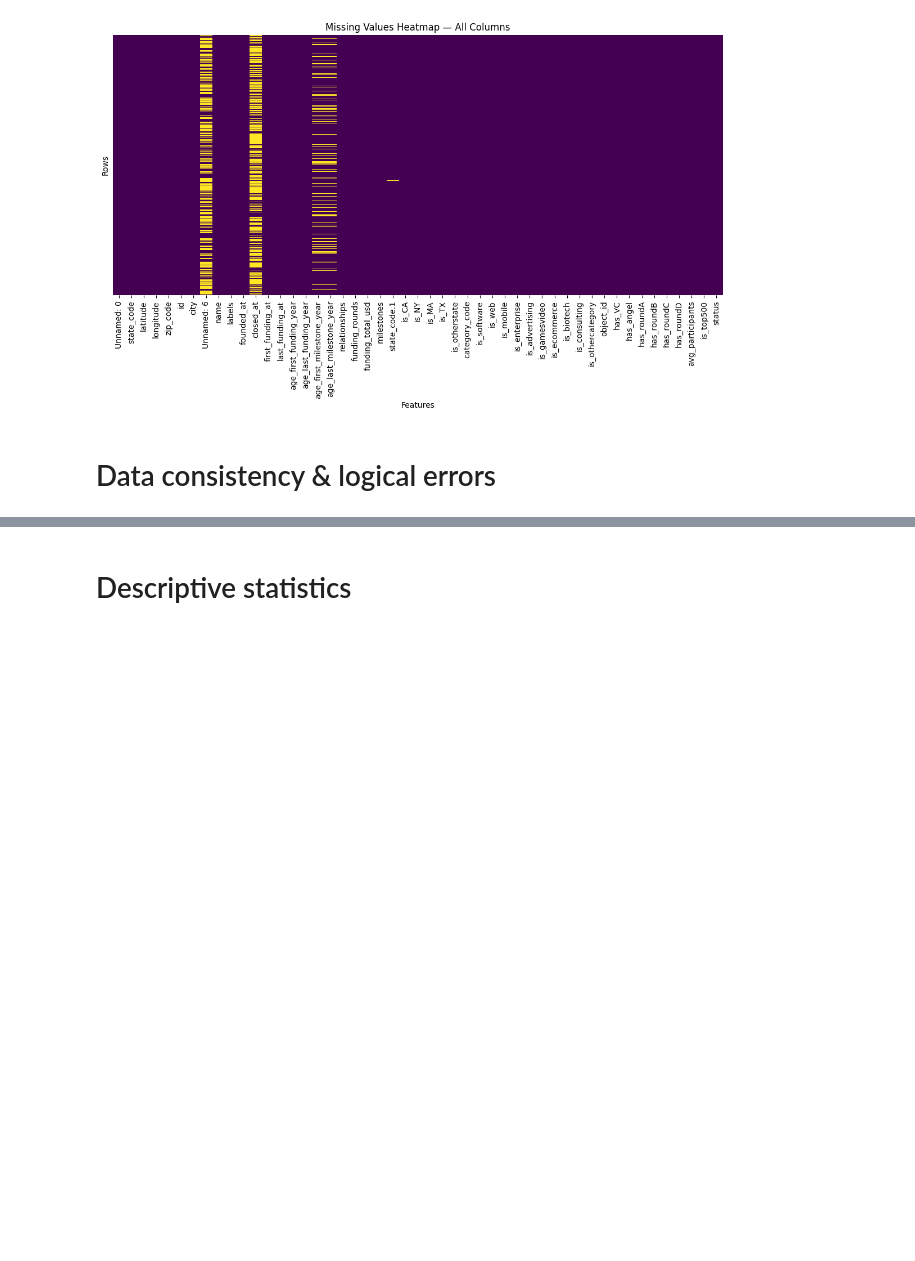
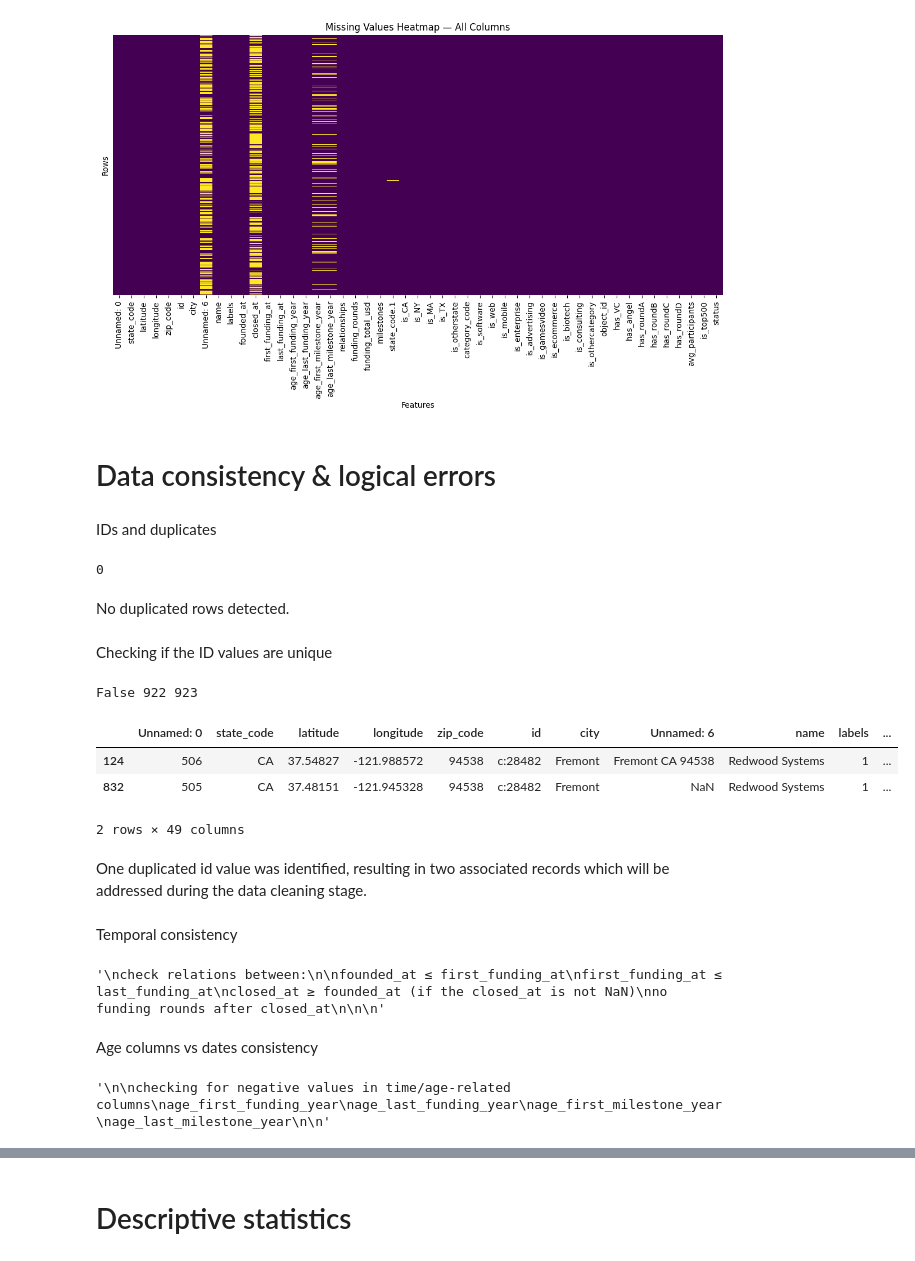
Before and after one commit to liladqa/riskvector, a Jupyter notebook: 01_EDA_on_raw_data.ipynb, the cells around one changed output, grey strips where cells are left out. Drawn from its saved outputs; the diff is of its cells as text; code cells hidden in the pictures; blank space fills up the shorter version.

Commit message:
added things to check

```diff
--- a/01_EDA_on_raw_data.ipynb
+++ b/01_EDA_on_raw_data.ipynb
@@ -216,0 +215,63 @@ plt.show()
+# %% [markdown]
+
+
+IDs and duplicates
+# %%
+#check for duplicates
+import numpy as np
+duplicates = startups.duplicated(keep=False).sum()
+print(duplicates)
+# %% [output]
+0
+# %% [markdown]
+No duplicated rows detected.
+# %% [markdown]
+Checking if the ID values are unique
+# %%
+#id check - each id should be unique
+unique_ids = startups["id"].is_unique
+
+no_unique = startups["id"].nunique()
+no_ids = startups["id"].count()
+
+print(unique_ids, no_unique, no_ids)
+# %% [output]
+False 922 923
+# %%
+startups[startups["id"].duplicated(keep=False)].sort_values("id")
+# %% [output]
+|  | Unnamed: 0 | state_code | latitude | longitude | zip_code | id | city | Unnamed: 6 | name | labels | ... |
+| 124 | 506 | CA | 37.54827 | -121.988572 | 94538 | c:28482 | Fremont | Fremont CA 94538 | Redwood Systems | 1 | ... |
+| 832 | 505 | CA | 37.48151 | -121.945328 | 94538 | c:28482 | Fremont | NaN | Redwood Systems | 1 | ... |
+2 rows × 49 columns
+# %% [markdown]
+One duplicated id value was identified, resulting in two associated records which will be addressed during the data cleaning stage.
+# %% [markdown]
+Temporal consistency
+# %%
+"""
+check relations between:
+
+founded_at ≤ first_funding_at
+first_funding_at ≤ last_funding_at
+closed_at ≥ founded_at (if the closed_at is not NaN)
+no funding rounds after closed_at
+
+
+"""
+# %% [output]
+'\ncheck relations between:\n\nfounded_at ≤ first_funding_at\nfirst_funding_at ≤ last_funding_at\nclosed_at ≥ founded_at (if the closed_at is not NaN)\nno funding rounds after closed_at\n\n\n'
+# %% [markdown]
+Age columns vs dates consistency
+# %%
+"""
+
+checking for negative values in time/age-related columns
+age_first_funding_year
+age_last_funding_year
+age_first_milestone_year
+age_last_milestone_year
+
+"""
+# %% [output]
+'\n\nchecking for negative values in time/age-related columns\nage_first_funding_year\nage_last_funding_year\nage_first_milestone_year\nage_last_milestone_year\n\n'
```
Also changed, not shown: parts of 12 cells of this notebook.
